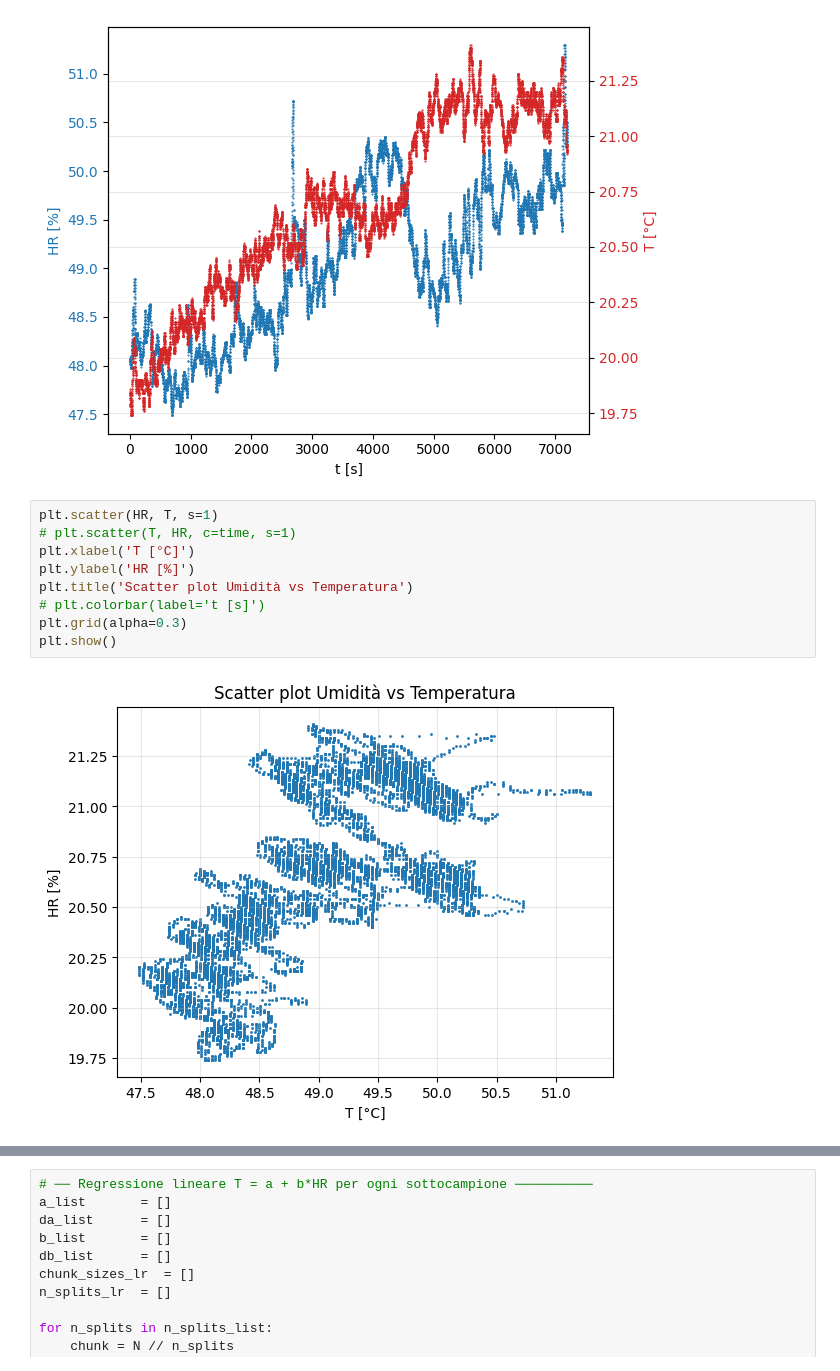
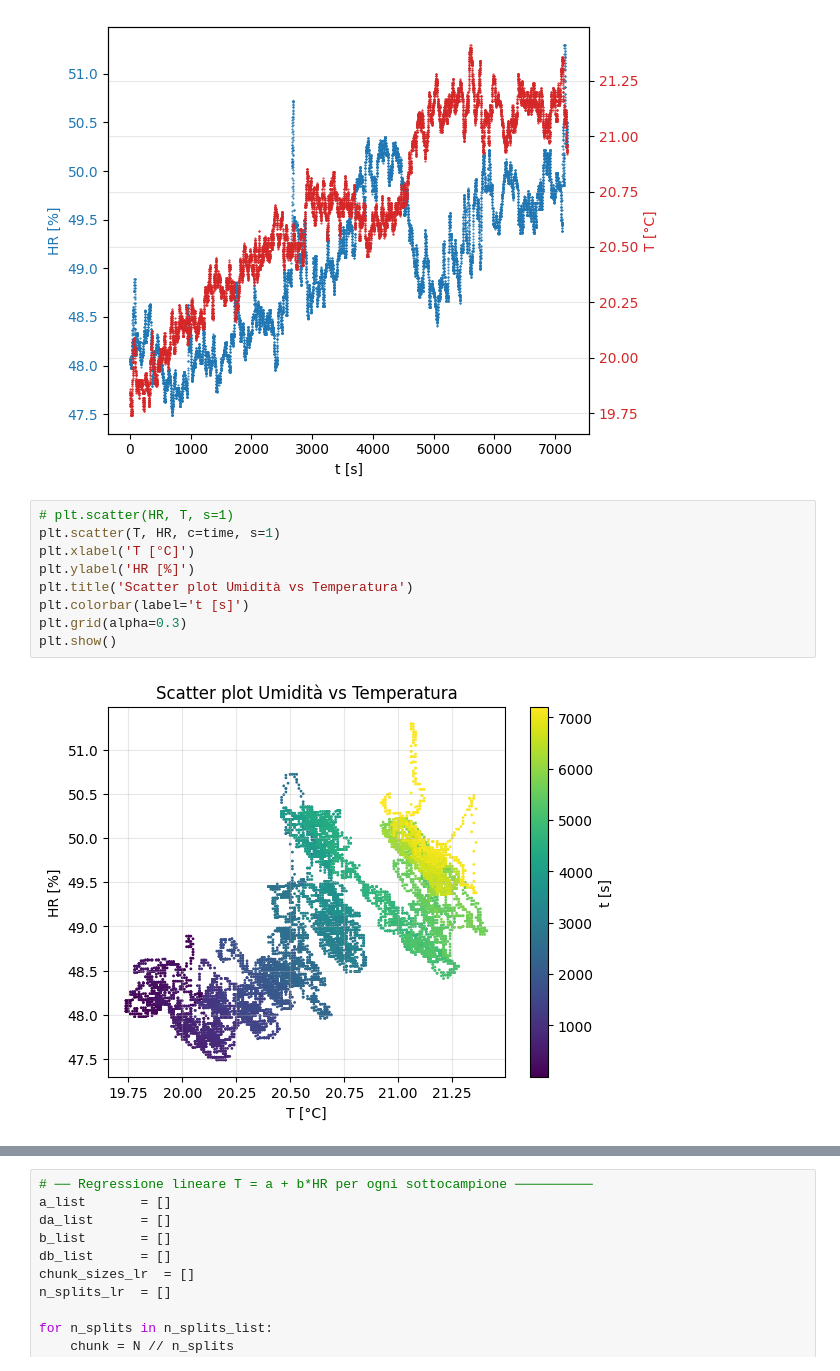
Before and after one commit to Dariomin/Lab4, a Jupyter notebook: plot_HRT.ipynb, the cells around one changed output, grey strips where cells are left out. Cells and saved outputs as stored; diff of their text form.

```diff
--- a/plot_HRT.ipynb
+++ b/plot_HRT.ipynb
@@ -62,16 +62,16 @@ plt.show()
 # %% [output]
 [figure]
 # %%
-plt.scatter(HR, T, s=1)
-# plt.scatter(T, HR, c=time, s=1)
+# plt.scatter(HR, T, s=1)
+plt.scatter(T, HR, c=time, s=1)
 plt.xlabel('T [°C]')
 plt.ylabel('HR [%]')
 plt.title('Scatter plot Umidità vs Temperatura')
-# plt.colorbar(label='t [s]')
+plt.colorbar(label='t [s]')
 plt.grid(alpha=0.3)
 plt.show()
 # %% [output]
-[figure, old version]
+[figure, new version]
 # %%
 from scipy import stats
 
```
Also changed, not shown: parts of 5 cells of this notebook.
